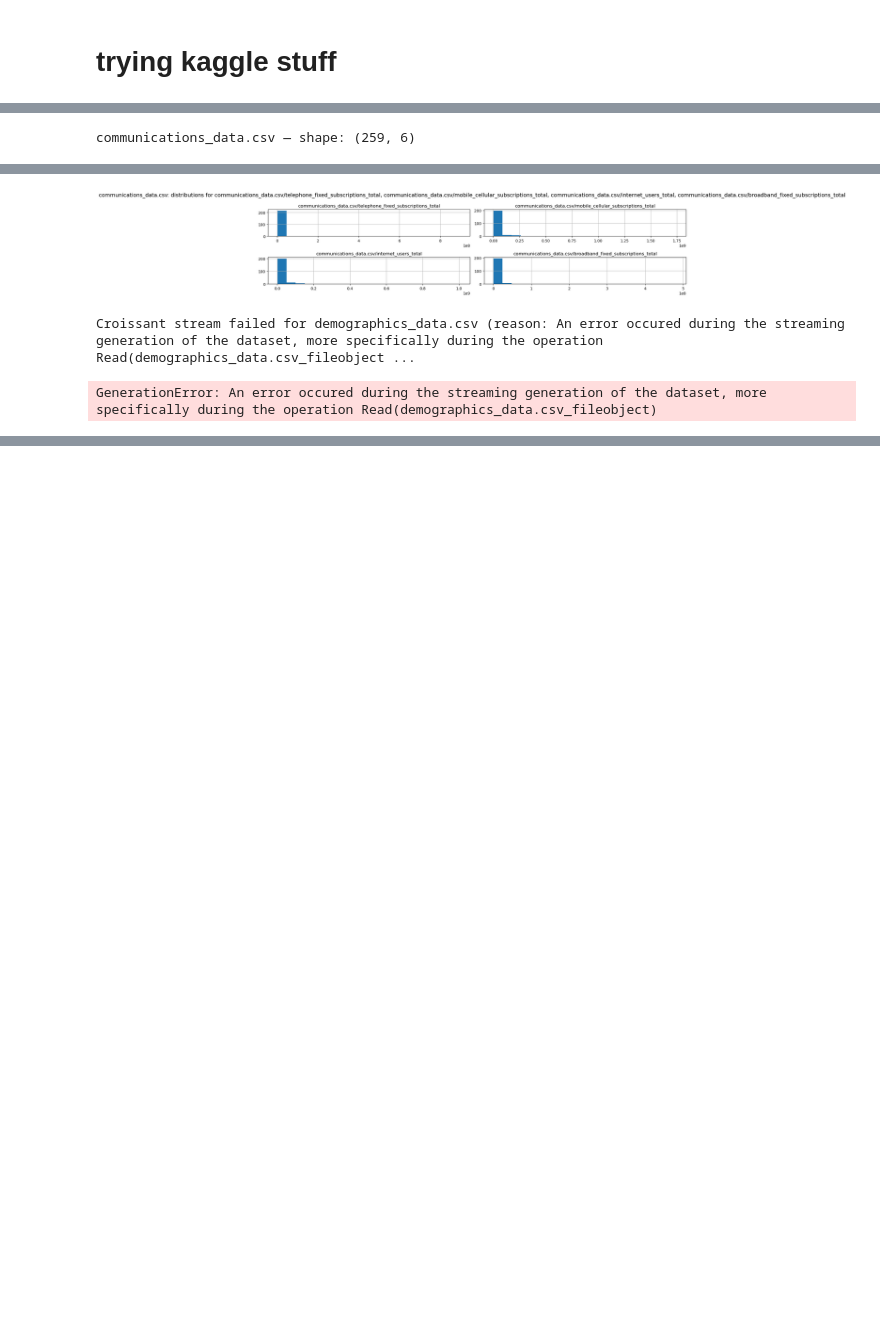
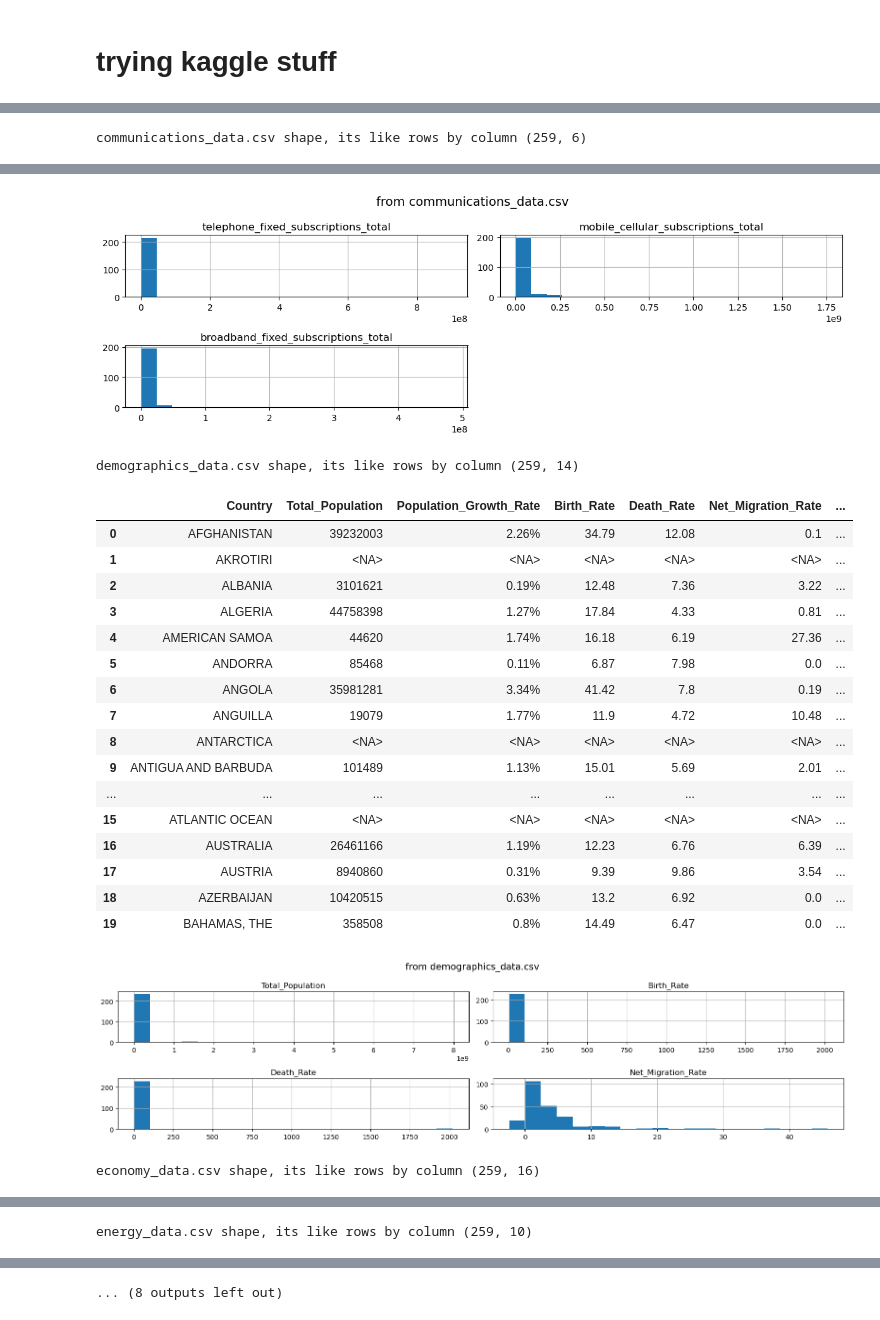
Before and after one commit to MuhammadIbneRafiq/visualization-13, a Jupyter notebook: blah_cia.ipynb, the cells around one changed output, grey strips where cells are left out. Saved outputs shown, nothing was run; the diff lists cells and outputs as text; code cells hidden in the pictures; blank space fills up the shorter version.

Commit message:
manually dwonloaded data and update the blah to be onthem instead

```diff
--- a/blah_cia.ipynb
+++ b/blah_cia.ipynb
@@ -39,17 +37,2 @@ from mlcroissant import GenerationError
 import pandas as pd
 from IPython.display import display
-# %%
-CROISSANT_URL = "https://www.kaggle.com/datasets/kushagraarya10/cia-global-statistical-database/croissant/download"
-
-croissant_dataset = mlc.Dataset(CROISSANT_URL)
-record_set_ids = [record.id for record in croissant_dataset.metadata.record_sets]
-record_sets_by_id = {record.id: record for record in croissant_dataset.metadata.record_sets}
-
-print("Available record sets:")
-for record_id in record_set_ids:
-    print(f" - {record_id}")
-
-DATASET_DIR = Path(
-    kagglehub.dataset_download("kushagraarya10/cia-global-statistical-database")
-)
-print(f"Downloaded dataset directory: {DATASET_DIR}")
@@ -140,7 +88,7 @@ def show_dataframe_summary(df: pd.DataFrame, title: str, max_hist_cols: int = 4)
     plt.show()
 # %%
 for record_id in record_set_ids:
-    df = record_to_dataframe(croissant_dataset, record_id)
+    df = record_to_dataframe(record_id)
     show_dataframe_summary(df, title=record_id)
 # %% [output]
-communications_data.csv — shape: (259, 6)
+communications_data.csv shape, its like rows by column (259, 6)
@@ -164,3 +112,21 @@ communications_data.csv — shape: (259, 6)
-[figure, old version]
+[figure, new version]
-Croissant stream failed for demographics_data.csv (reason: An error occured during the streaming generation of the dataset, more specifically during the operation Read(demographics_data.csv_fileobject ...
+demographics_data.csv shape, its like rows by column (259, 14)
+|  | Country | Total_Population | Population_Growth_Rate | Birth_Rate | Death_Rate | Net_Migration_Rate | ... |
+| 0 | AFGHANISTAN | 39232003 | 2.26% | 34.79 | 12.08 | 0.1 | ... |
+| 1 | AKROTIRI | <NA> | <NA> | <NA> | <NA> | <NA> | ... |
+| 2 | ALBANIA | 3101621 | 0.19% | 12.48 | 7.36 | 3.22 | ... |
+| 3 | ALGERIA | 44758398 | 1.27% | 17.84 | 4.33 | 0.81 | ... |
+| 4 | AMERICAN SAMOA | 44620 | 1.74% | 16.18 | 6.19 | 27.36 | ... |
+| 5 | ANDORRA | 85468 | 0.11% | 6.87 | 7.98 | 0.0 | ... |
+| 6 | ANGOLA | 35981281 | 3.34% | 41.42 | 7.8 | 0.19 | ... |
+| 7 | ANGUILLA | 19079 | 1.77% | 11.9 | 4.72 | 10.48 | ... |
+| 8 | ANTARCTICA | <NA> | <NA> | <NA> | <NA> | <NA> | ... |
+| 9 | ANTIGUA AND BARBUDA | 101489 | 1.13% | 15.01 | 5.69 | 2.01 | ... |
+| ... | ... | ... | ... | ... | ... | ... | ... |
+| 15 | ATLANTIC OCEAN | <NA> | <NA> | <NA> | <NA> | <NA> | ... |
+| 16 | AUSTRALIA | 26461166 | 1.19% | 12.23 | 6.76 | 6.39 | ... |
+| 17 | AUSTRIA | 8940860 | 0.31% | 9.39 | 9.86 | 3.54 | ... |
+| 18 | AZERBAIJAN | 10420515 | 0.63% | 13.2 | 6.92 | 0.0 | ... |
+| 19 | BAHAMAS, THE | 358508 | 0.8% | 14.49 | 6.47 | 0.0 | ... |
+[figure, added]
-GenerationError: An error occured during the streaming generation of the dataset, more specifically during the operation Read(demographics_data.csv_fileobject)
+economy_data.csv shape, its like rows by column (259, 16)
@@ -166,0 +151 @@ GenerationError: An error occured during the streaming generation of the dataset
+energy_data.csv shape, its like rows by column (259, 10)
@@ -166,0 +170 @@ GenerationError: An error occured during the streaming generation of the dataset
+... (8 outputs left out)
```
Also changed, not shown: parts of 5 cells of this notebook, 7 other files.
